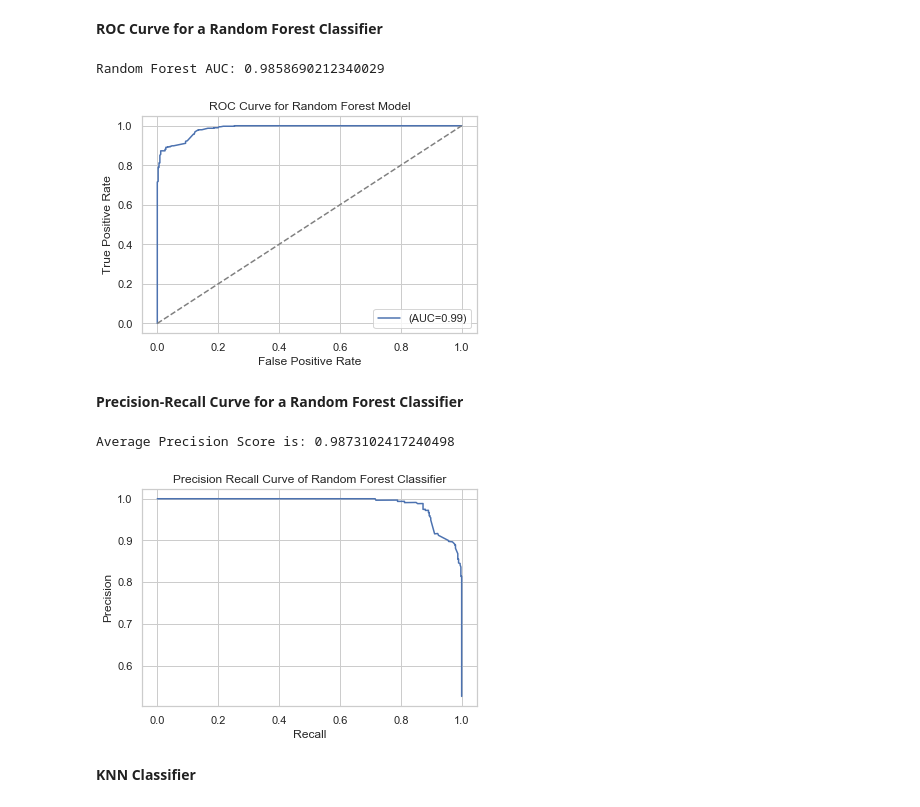
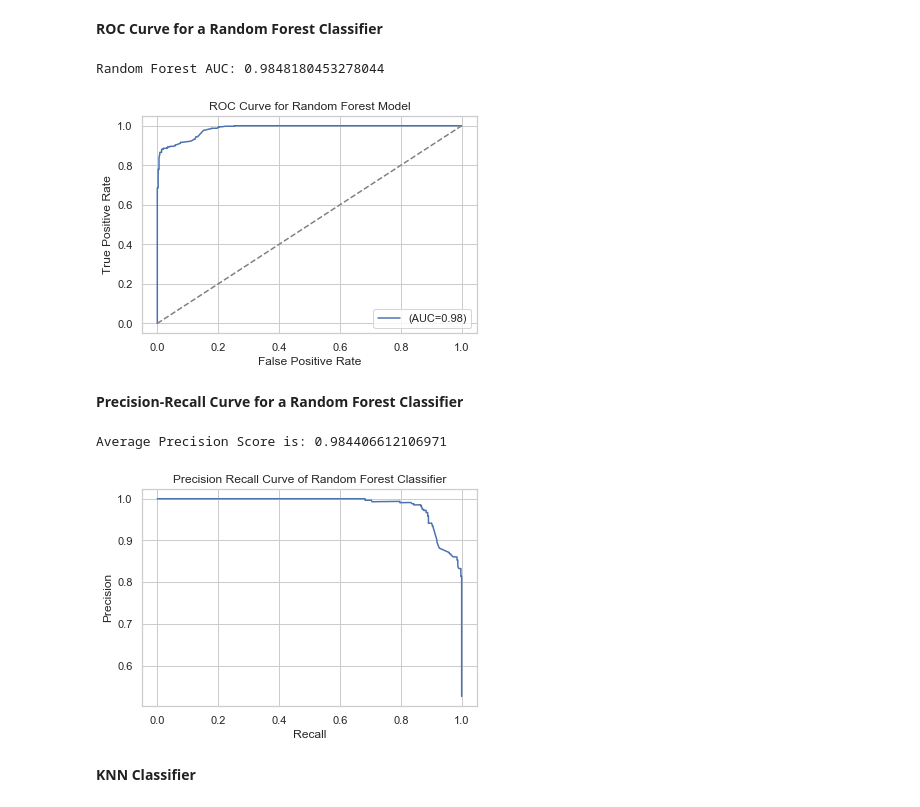
Before and after one commit to Chaitanya204/University-Project, a Jupyter notebook: Predicting and Diagnosing Autism Spectrum Disorder (ASD) Using Machine Learning Models.ipynb, the cells around one changed output. Cells and saved outputs as stored; diff of their text form; code cells hidden in the pictures.

```diff
--- a/Predicting and Diagnosing Autism Spectrum Disorder (ASD) Using Machine Learning Models.ipynb
+++ b/Predicting and Diagnosing Autism Spectrum Disorder (ASD) Using Machine Learning Models.ipynb
@@ -504,8 +504,8 @@ X_train_scaled = scaler.fit_transform(X_train)
 X_test_scaled = scaler.transform(X_test)
 
 param_grid ={
-    'n_estimators':[50, 100, 200],
-    'max_depth':[5, 7, 10]
+    'n_estimators':range(10, 101, 10),
+    'max_depth':range(1,11)
 }
 
 clf_RF = RandomForestClassifier()
@@ -545,18 +545,18 @@ y_proba_RF = best_model.predict_proba(X_test_scaled)[:, 1]
 # %%
 fpr, tpr, thresholds = roc_curve(y_test, y_proba_RF)
 
-ROC_AUC = auc(fpr, tpr)
+ROC_AUC = roc_auc_score(y_test, y_proba_RF)
 plt.plot(fpr, tpr, label=f'(AUC={ROC_AUC:.2f})')
 plt.plot([0, 1], [0, 1], '--', color='grey')
 plt.xlabel("False Positive Rate")
 plt.ylabel("True Positive Rate")
 plt.title("ROC Curve for Random Forest Model")
 print(f"Random Forest AUC: {ROC_AUC}")
 plt.legend()
 plt.show()
 # %% [output]
-Random Forest AUC: 0.9858690212340029
+Random Forest AUC: 0.9848180453278044
-[figure, old version]
+[figure, new version]
 # %% [markdown]
 **Precision-Recall Curve for a Random Forest Classifier**
 # %%
@@ -569,8 +569,8 @@ plt.title("Precision Recall Curve of Random Forest Classifier")
 print(f"Average Precision Score is: {average_precision}")
 plt.show()
 # %% [output]
-Average Precision Score is: 0.9873102417240498
+Average Precision Score is: 0.984406612106971
-[figure, old version]
+[figure, new version]
 # %% [markdown]
 **KNN Classifier**
 # %%
```
Also changed, not shown: parts of 24 cells of this notebook, 2 other files.
